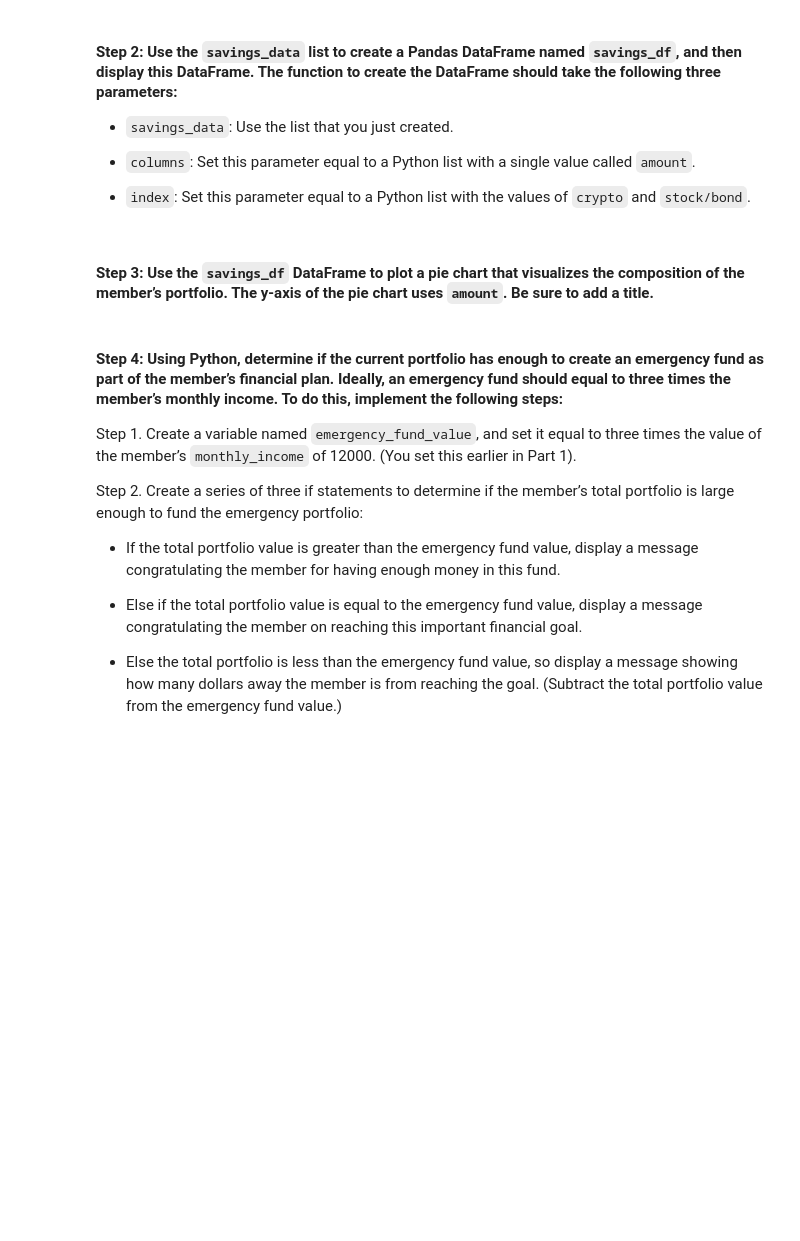
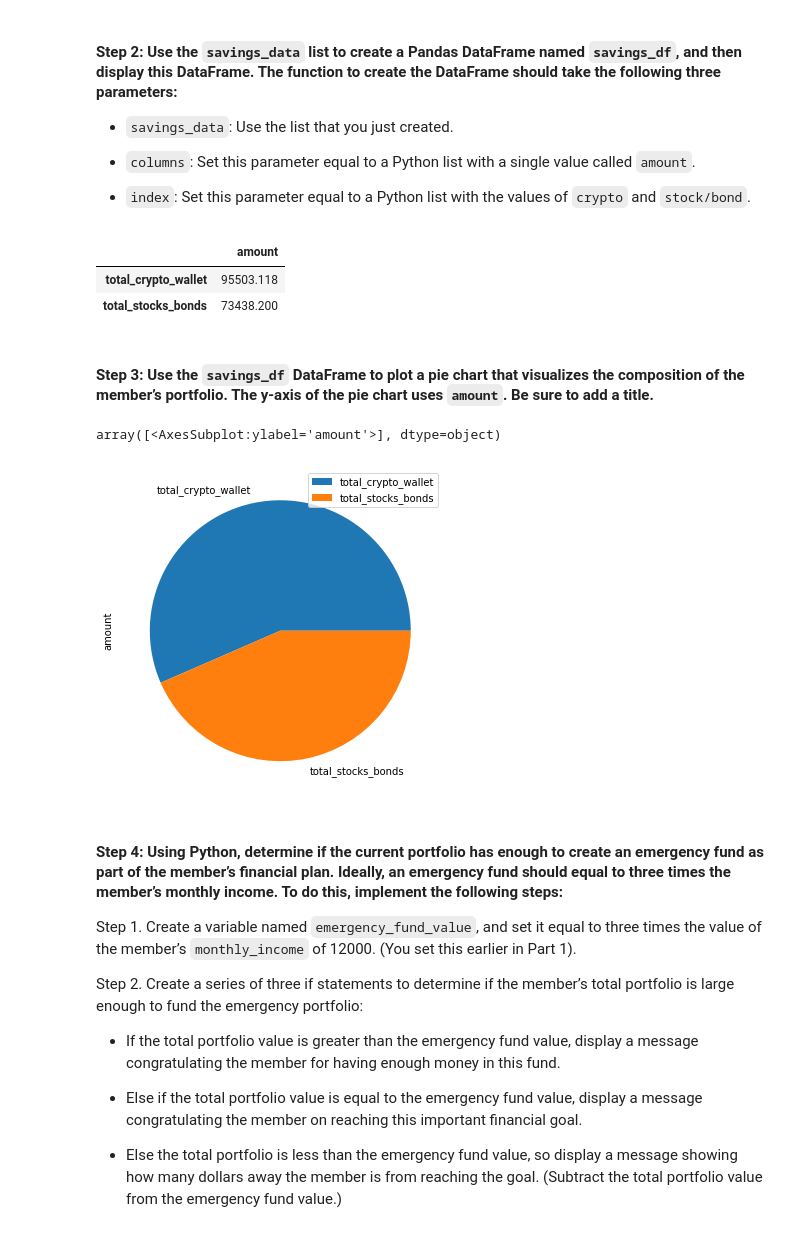
Before and after one commit to codan81/Financial-_Planner, a Jupyter notebook: financial_planning_tools.ipynb, the cells around one changed output. Cells and saved outputs as stored; diff of their text form; code cells hidden in the pictures; blank space fills up the shorter version.

```diff
--- a/financial_planning_tools.ipynb
+++ b/financial_planning_tools.ipynb
@@ -276,6 +274,6 @@ SyntaxError: invalid syntax (<ipython-input-19-02b61a778d0d>, line 5)
 # %%
 # Calculate the current value of the stock portion of the portfolio
-spy_value = # YOUR CODE HERE
+spy_value = spy_close_price * spy_shares
 
 # Print the current value of the stock portfolio
-# YOUR CODE HERE
+print(f"The current value of the {spy_shares} SPY shares is ${spy_value:0.2f}")
@@ -282,6 +282,6 @@ spy_value = # YOUR CODE HERE
 # %%
 # Calculate the total value of the stock and bond portion of the portfolio
-total_stocks_bonds = # YOUR CODE HERE
+total_stocks_bonds = agg_value + spy_value
 
 # Print the current balance of the stock and bond portion of the portfolio
-# YOUR CODE HERE
+print(f"The current the current balance of the stock and bond portion of the portfolio is ${total_stocks_bonds:0.2f}")
@@ -324,7 +331,7 @@ In this section, you’ll use the valuations for the cryptocurrency wallet and f
 #### Step 1: Create a Python list named `savings_data` that has two elements. The first element contains the total value of the cryptocurrency wallet. The second element contains the total value of the stock and bond portions of the portfolio.
 # %%
 # Consolidate financial assets data into a Python list
-# YOUR CODE HERE
+savings_data = [total_crypto_wallet] + [total_stocks_bonds]
 
 # Review the Python list savings_data
-# YOUR CODE HERE
+savings_data
@@ -338,15 +347,25 @@ In this section, you’ll use the valuations for the cryptocurrency wallet and f
 - `index`: Set this parameter equal to a Python list with the values of `crypto` and `stock/bond`.
 # %%
 # Create a Pandas DataFrame called savings_df
-# YOUR CODE HERE
+savings_df = pd.DataFrame(savings_data, index=["total_crypto_wallet", "total_stocks_bonds"], columns= ["amount"])
+
+
+
 
 # Display the savings_df DataFrame
-# YOUR CODE HERE
+savings_df
+# %% [output]
+|  | amount |
+| total_crypto_wallet | 95503.118 |
+| total_stocks_bonds | 73438.200 |
 # %% [markdown]
 #### Step 3: Use the `savings_df` DataFrame to plot a pie chart that visualizes the composition of the member’s portfolio. The y-axis of the pie chart uses `amount`. Be sure to add a title.
 # %%
 # Plot the total value of the member's portfolio (crypto and stock/bond) in a pie chart
-# YOUR CODE HERE
+savings_df.plot.pie(subplots=True, figsize=(11, 6))
+# %% [output]
+array([<AxesSubplot:ylabel='amount'>], dtype=object)
+[figure, added]
 # %% [markdown]
 #### Step 4: Using Python, determine if the current portfolio has enough to create an emergency fund as part of the member’s financial plan. Ideally, an emergency fund should equal to three times the member’s monthly income. To do this, implement the following steps:
 
```
Also changed, not shown: parts of 37 cells of this notebook.
